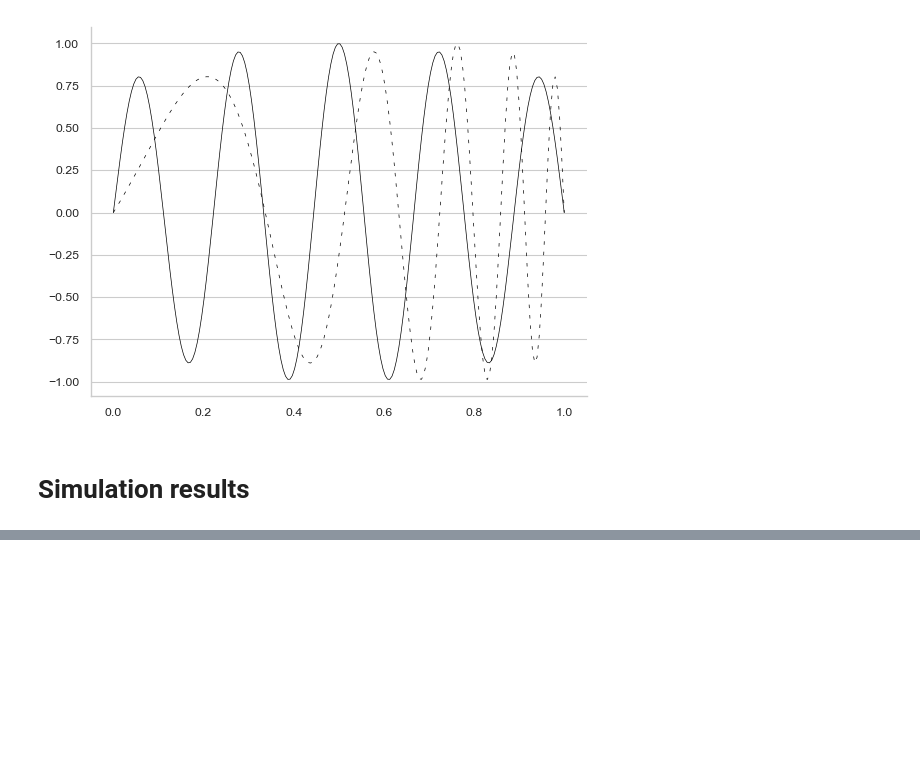
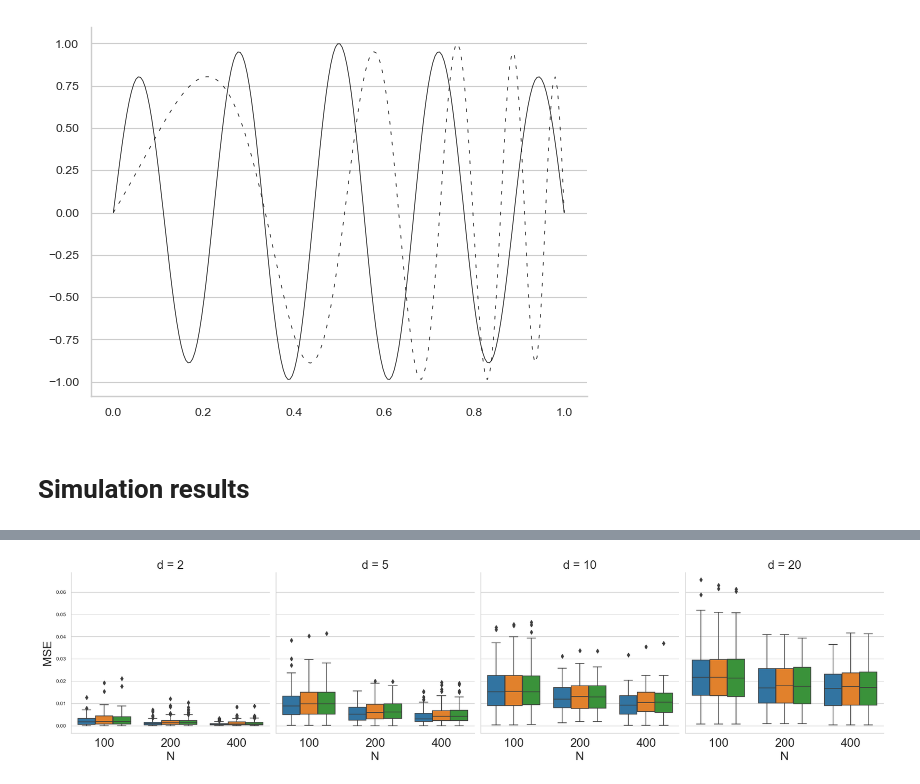
Before and after one commit to matthieubulte/MetricRandomForest, a Jupyter notebook: src/phase_plots.ipynb, the cells around one changed output, grey strips where cells are left out. Cells and saved outputs as stored; diff of their text form; code cells hidden in the pictures; blank space fills up the shorter version.

```diff
--- a/src/phase_plots.ipynb
+++ b/src/phase_plots.ipynb
@@ -63,5 +110,6 @@ df['fitting_duration'] = df['duration'] - df['dist_duration']
 # %%
 from plot_bench import *
-forest_df = make_forest_df(df)
-plot_forest_df(forest_df)
-plt.savefig("../plots/runtime_phase.pdf")
+plot_errors(df)
+plt.savefig("../plots/error_phase.pdf")
+# %% [output]
+[figure, added]
```
Also changed, not shown: parts of 5 cells of this notebook, 17 other files.
